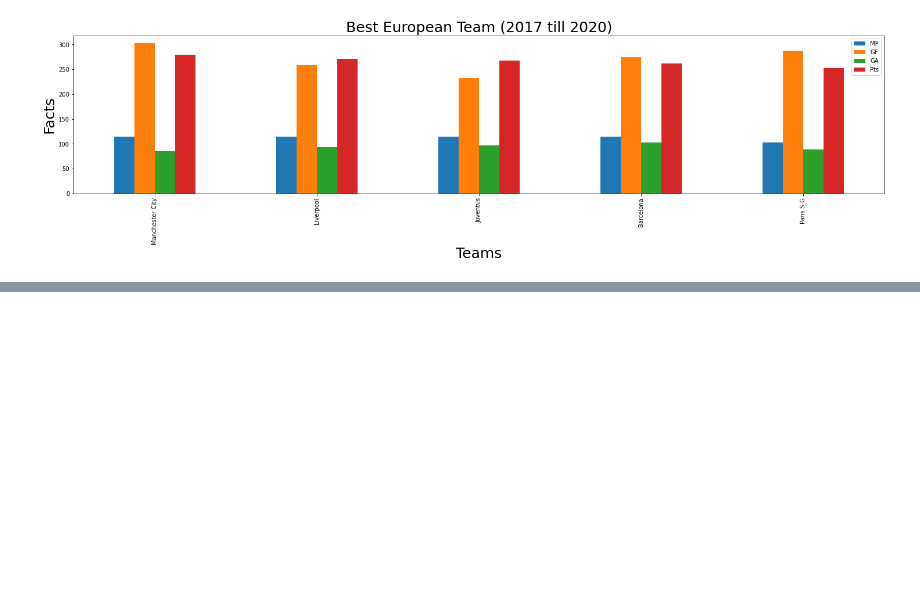
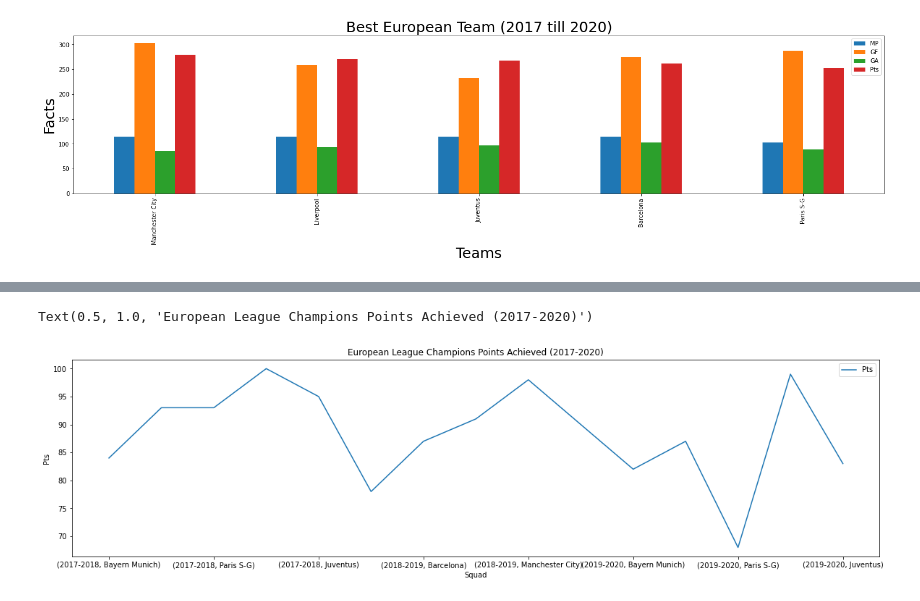
Before and after one commit to HanySedarous/Top-5-European-Leagues-Analysis-Project, a Jupyter notebook: Files/Teams Stats/European-Leagues-Analysis-Teams.ipynb, the cells around one changed output, grey strips where cells are left out. Cells and saved outputs as stored; diff of their text form; code cells hidden in the pictures; blank space fills up the shorter version.

```diff
--- a/Files/Teams Stats/European-Leagues-Analysis-Teams.ipynb
+++ b/Files/Teams Stats/European-Leagues-Analysis-Teams.ipynb
@@ -18,4 +18,8 @@ combinedf.to_csv( "Teams.csv", index=False, encoding='utf-8')
 teams = pd.read_csv('Teams.csv')
 # %%
 attendance = teams.copy()
+champs = teams.copy()
+Winners = teams.copy()
+aggressive = teams.copy()
 attendance.head()
+squad_at = teams.copy()
@@ -123,0 +110,9 @@ NameError: name 'team_avg_age' is not defined
+# %%
+Winners.head(25)
+condition = Winners["Winner"] == 'Champion'
+
+League_Champions = Winners[condition]
+# %%
+League_Champions = League_Champions.set_index(['Season', 'Squad']).select_dtypes('number')
+League_Champions.drop(['Rk', 'MP', 'W', 'D', 'L', 'GF', 'GA', 'GDiff'], axis=1, inplace=True)
+League_Champions.head(15)
@@ -123,0 +137,8 @@ NameError: name 'team_avg_age' is not defined
+# %%
+League_Champions.plot.line()
+plt.xlabel("Squad")
+plt.ylabel("Pts")
+plt.title("European League Champions Points Achieved (2017-2020)")
+# %% [output]
+Text(0.5, 1.0, 'European League Champions Points Achieved (2017-2020)')
+[figure, added]
```
Also changed, not shown: parts of 11 cells of this notebook, 20 other files.
